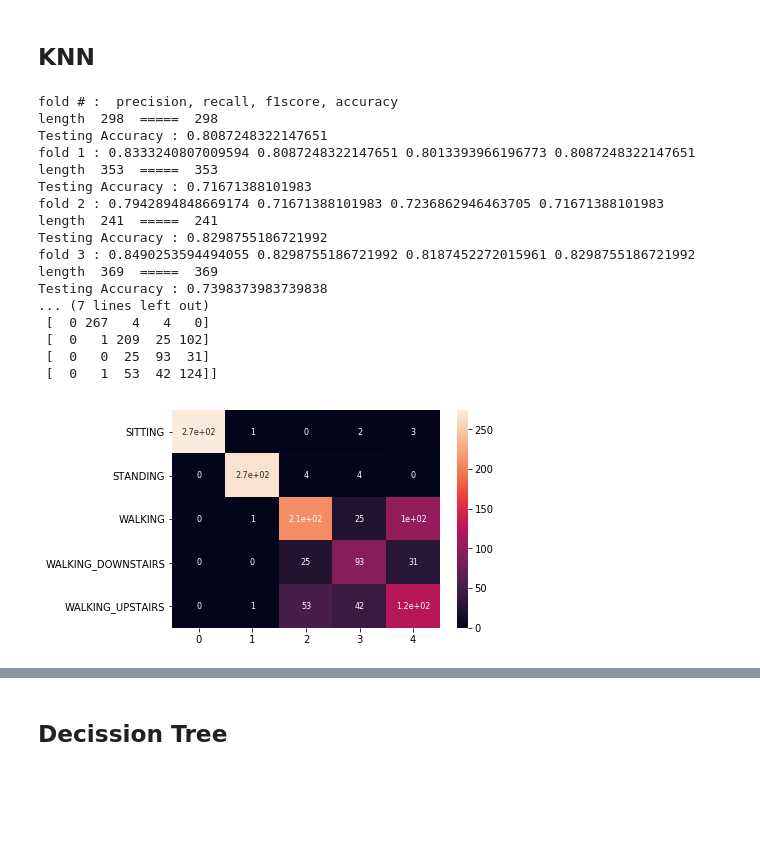
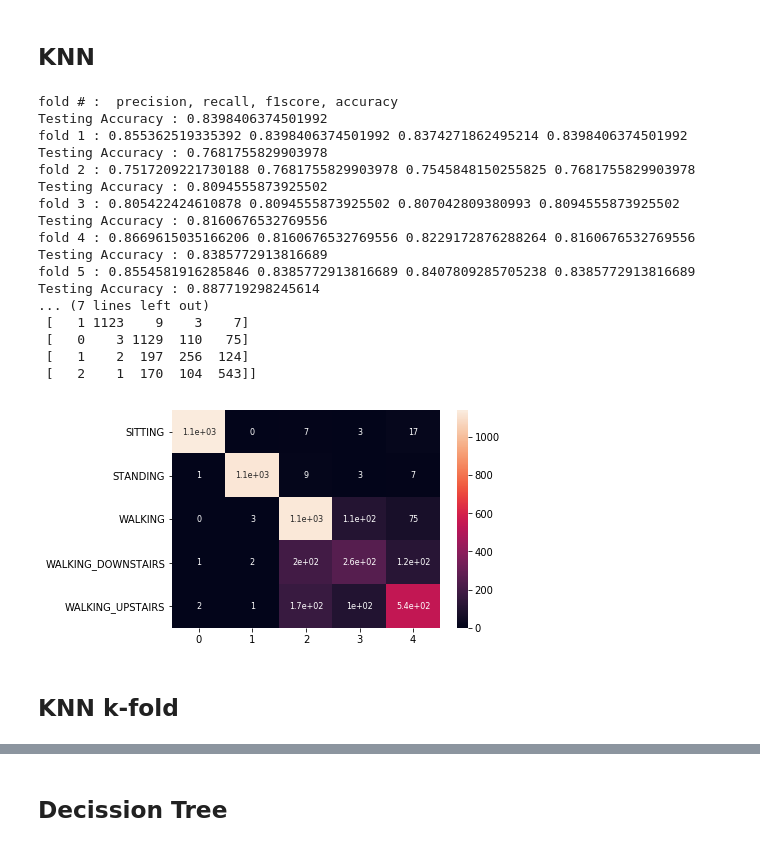
Before and after one commit to hasantarek2002/HAR, a Jupyter notebook: ML Code/human_activity_recognition_Classifier.ipynb, the cells around one changed output, grey strips where cells are left out. Cells and saved outputs as stored; diff of their text form; code cells hidden in the pictures; blank space fills up the shorter version.

Commit message:
code modification with new data

```diff
--- a/ML Code/human_activity_recognition_Classifier.ipynb
+++ b/ML Code/human_activity_recognition_Classifier.ipynb
@@ -52,7 +66,9 @@ import tensorflow as tf
 # %% [markdown]
 # Load Data
 # %%
-df = pd.read_csv('Processed Data/accelerometer_extracted_featured_data_without_overlapping.csv')
+#df = pd.read_csv('Processed Data/accelerometer_extracted_featured_data_50_window_size_without_overlapping.csv')
+df = pd.read_csv('Processed Data/accelerometer_extracted_featured_data_50_window_size_with_50_percent_overlapping.csv')
+
 df.head()
 # %% [output]
 |  | mean_x | mean_y | mean_z | magnitude_mean | std_x | std_y | std_z | magnitude_std | rms_x | rms_y | ... |
@@ -139,7 +155,9 @@ y = le.fit_transform(data[:,-1].astype('str'))+1
 print(y)
 print(len(y))
 
-subjects = [2,5,6,7]
+#subjects = [2,5,6,7]
+subjects = np.unique(df['subject'])
+print(subjects)
 
 activity_ids = np.unique(y)
 print(activity_ids)
@@ -194,7 +213,7 @@ for f, sub in enumerate(subjects[:]):
   #train_x = mmscaler.transform(train_x)
   #print(train_x)
 
-  clf = KNeighborsClassifier(n_neighbors=5, weights='distance')
+  clf = KNeighborsClassifier(n_neighbors=10, weights='distance')
   clf.fit(train_x, train_y)
   #print(train_x[0],train_x[0].shape,train_x.shape)
 
@@ -236,46 +255,48 @@ for f, sub in enumerate(subjects[:]):
   TestAccuracy = accuracy_score(y_true = test_y, y_pred = Predictions_test)
   print("Testing Accuracy : {}".format(TestAccuracy))
 
   print("fold", f+1,":", precision,recall,f1score,accuracy)
   cm_all += confusion_matrix(true, pred)
 
 ov_precision, ov_recall, ov_f1score, _ = precision_recall_fscore_support(true_all, pred_all, average='weighted')
 ov_accuracy = accuracy_score(true_all, pred_all)
 
 print("overall:", ov_precision, ov_recall, ov_f1score,ov_accuracy)
 
 class_prec, class_rec, class_f1 = classification_report(cm_all)
 class_acc = cm_all.diagonal()/np.sum(cm_all, axis=1)
 print('class-wise precision:',class_prec)
 print('class-wise recall:',class_rec)
 print('class-wise f1score:',class_f1)
 print('class-wise accuracy:',class_acc)
 
 print(cm_all.astype('int'))
 
 
 
 array = confusion_matrix(true_all, pred_all)
 df_cm = pd.DataFrame(array, range(5),range(5))
 #sn.set(font_scale=1)#for label size
 sn.heatmap(df_cm, annot=True,annot_kws={"size": 8},yticklabels=('SITTING', 'STANDING', 'WALKING', 'WALKING_DOWNSTAIRS', 'WALKING_UPSTAIRS'))# font size
 plt.show()
 # %% [output]
 fold # :  precision, recall, f1score, accuracy
-length  298  =====  298
-Testing Accuracy : 0.8087248322147651
-fold 1 : 0.8333240807009594 0.8087248322147651 0.8013393966196773 0.8087248322147651
-length  353  =====  353
-Testing Accuracy : 0.71671388101983
-fold 2 : 0.7942894848669174 0.71671388101983 0.7236862946463705 0.71671388101983
-length  241  =====  241
-Testing Accuracy : 0.8298755186721992
-fold 3 : 0.8490253594494055 0.8298755186721992 0.8187452272015961 0.8298755186721992
-length  369  =====  369
-Testing Accuracy : 0.7398373983739838
+Testing Accuracy : 0.8398406374501992
+fold 1 : 0.855362519335392 0.8398406374501992 0.8374271862495214 0.8398406374501992
+Testing Accuracy : 0.7681755829903978
+fold 2 : 0.7517209221730188 0.7681755829903978 0.7545848150255825 0.7681755829903978
+Testing Accuracy : 0.8094555873925502
+fold 3 : 0.805422424610878 0.8094555873925502 0.807042809380993 0.8094555873925502
+Testing Accuracy : 0.8160676532769556
+fold 4 : 0.8669615035166206 0.8160676532769556 0.8229172876288264 0.8160676532769556
+Testing Accuracy : 0.8385772913816689
+fold 5 : 0.8554581916285846 0.8385772913816689 0.8407809285705238 0.8385772913816689
+Testing Accuracy : 0.887719298245614
 ... (7 lines left out)
- [  0 267   4   4   0]
- [  0   1 209  25 102]
- [  0   0  25  93  31]
- [  0   1  53  42 124]]
+ [   1 1123    9    3    7]
+ [   0    3 1129  110   75]
+ [   1    2  197  256  124]
+ [   2    1  170  104  543]]
-[figure, old version]
+[figure, new version]
+# %% [markdown]
+## KNN k-fold
```
Also changed, not shown: parts of 17 cells of this notebook, 7 other files.
